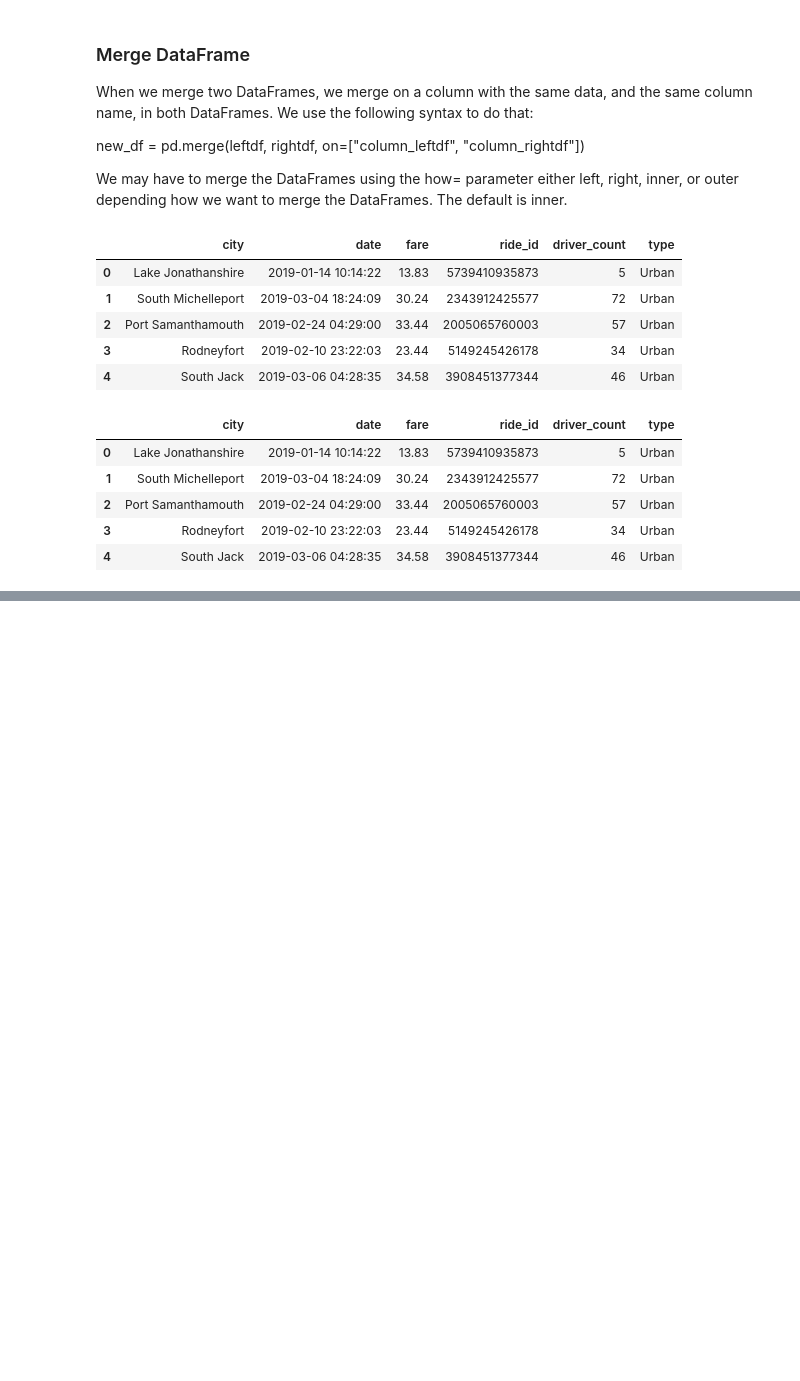
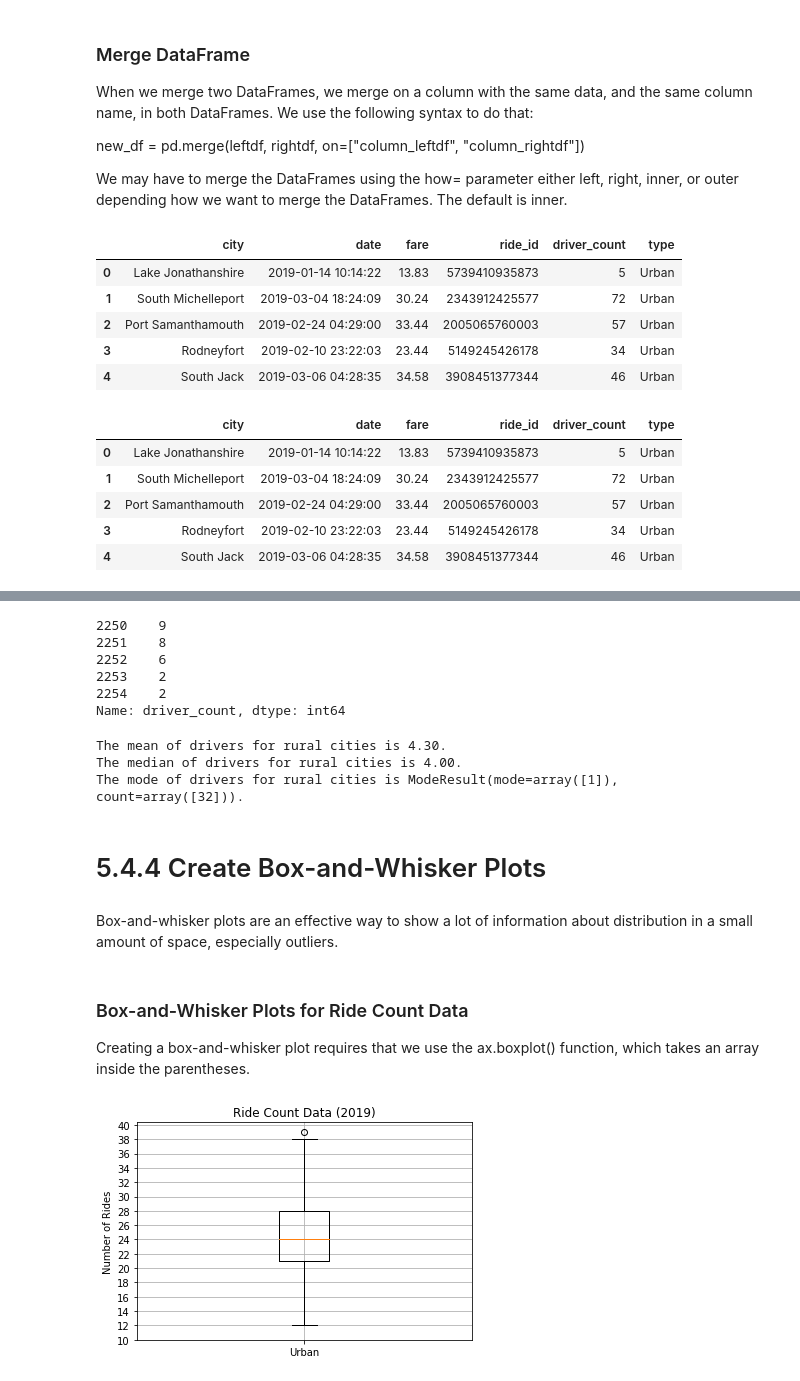
Before and after one commit to cesarfernandezg/PyBer_Analysis, a Jupyter notebook: PyBer_analysis.ipynb, the cells around one changed output, grey strips where cells are left out. Saved outputs shown, nothing was run; the diff lists cells and outputs as text; code cells hidden in the pictures; blank space fills up the shorter version.

Commit message:
Box and Whisker Plots

```diff
--- a/PyBer_analysis.ipynb
+++ b/PyBer_analysis.ipynb
@@ -351,0 +644,46 @@ plt.show()
+# %%
+# Get the driver count data from the rural cities.
+rural_drivers_count = rural_cities_df['driver_count']
+rural_drivers_count.head()
+# %% [output]
+2250    9
+2251    8
+2252    6
+2253    2
+2254    2
+Name: driver_count, dtype: int64
+# %%
+# Calculate the measures of central tendency for the average drivers for the rural cities.
+mean_rural_drivers_count = np.mean(rural_drivers_count)
+print(f"The mean of drivers for rural cities is {mean_rural_drivers_count:.2f}.")
+
+median_rural_drivers_count = np.median(rural_drivers_count)
+print(f"The median of drivers for rural cities is {median_rural_drivers_count:.2f}.")
+
+mode_rural_drivers_count = sts.mode(rural_drivers_count)
+print(f"The mode of drivers for rural cities is {mode_rural_drivers_count}.")
+# %% [output]
+The mean of drivers for rural cities is 4.30.
+The median of drivers for rural cities is 4.00.
+The mode of drivers for rural cities is ModeResult(mode=array([1]), count=array([32])).
+# %% [markdown]
+# 5.4.4 Create Box-and-Whisker Plots
+# %% [markdown]
+Box-and-whisker plots are an effective way to show a lot of information about distribution in a small amount of space, especially outliers.
+# %% [markdown]
+### Box-and-Whisker Plots for Ride Count Data ###
+
+Creating a box-and-whisker plot requires that we use the ax.boxplot() function, which takes an array inside the parentheses.
+# %%
+# Create a box-and-whisker plot for the urban cities ride count.
+x_labels = ["Urban"]
+fig, ax = plt.subplots()
+ax.boxplot(urban_ride_count, labels=x_labels)
+# Add the title, y-axis label and grid.
+ax.set_title('Ride Count Data (2019)')
+ax.set_ylabel('Number of Rides')
+ax.set_yticks(np.arange(10, 41, step=2.0))
+ax.grid()
+plt.show()
+# %% [output]
+[figure, added]
```
Also changed, not shown: parts of 86 cells of this notebook, 3 other files.
